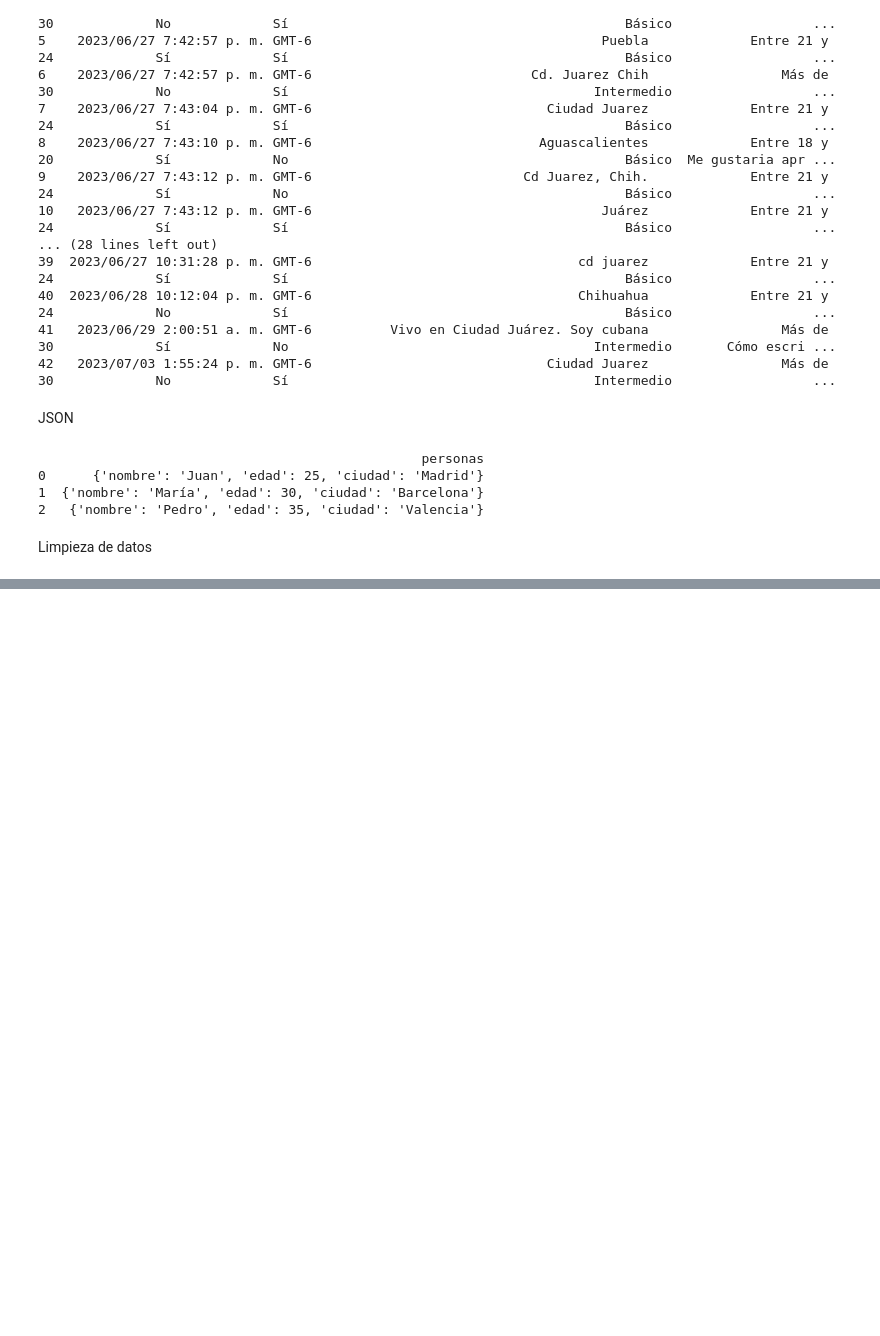
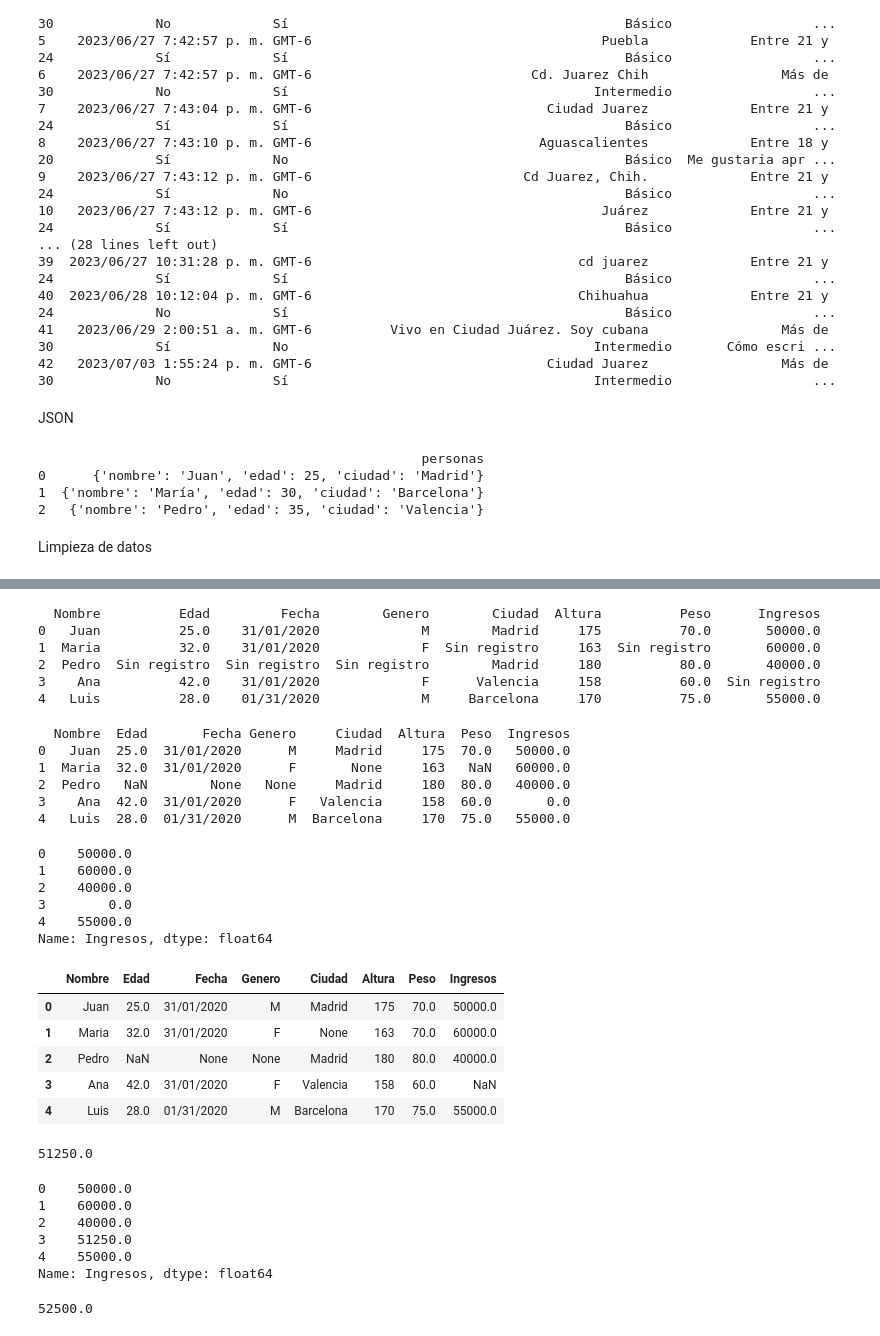
Before and after one commit to alejandrovillegas92/Curso-python-3-intermedio-repositorio, a Jupyter notebook: Notebook Numpy.ipynb, the cells around one changed output, grey strips where cells are left out. Cells and saved outputs as stored; diff of their text form; code cells hidden in the pictures; blank space fills up the shorter version.

Commit message:
El dataframe de personas esta completo

```diff
--- a/Notebook Numpy.ipynb
+++ b/Notebook Numpy.ipynb
@@ -610,0 +606,4 @@ NameError: name 'data' is not defined
+# %%
+df = pd.DataFrame(data)
+
+print(df)
@@ -610,0 +625,4 @@ NameError: name 'data' is not defined
+# %%
+df.dropna(inplace = True) #Lo que hace inplace es que quite todos los registros que son nulos o que tiene datos nulos
+
+print(df.to_string())
@@ -610,0 +642,4 @@ NameError: name 'data' is not defined
+# %%
+df.fillna("Sin registro", inplace =True) #Con fillna llenas los espacios nulos con algun valor que se asgine con la instrucion inplace
+
+print(df)
@@ -610,0 +660,65 @@ NameError: name 'data' is not defined
+# %%
+df.fillna("Sin registro")
+
+print(df.to_string())#y con la funcion to string se acomoda el registro
+# %% [output]
+  Nombre          Edad         Fecha        Genero        Ciudad  Altura          Peso      Ingresos
+0   Juan          25.0    31/01/2020             M        Madrid     175          70.0       50000.0
+1  Maria          32.0    31/01/2020             F  Sin registro     163  Sin registro       60000.0
+2  Pedro  Sin registro  Sin registro  Sin registro        Madrid     180          80.0       40000.0
+3    Ana          42.0    31/01/2020             F      Valencia     158          60.0  Sin registro
+4   Luis          28.0    01/31/2020             M     Barcelona     170          75.0       55000.0
+# %%
+df["Ingresos"].fillna(0, inplace =True)
+
+print(df.to_string())
+# %% [output]
+  Nombre  Edad       Fecha Genero     Ciudad  Altura  Peso  Ingresos
+0   Juan  25.0  31/01/2020      M     Madrid     175  70.0   50000.0
+1  Maria  32.0  31/01/2020      F       None     163   NaN   60000.0
+2  Pedro   NaN        None   None     Madrid     180  80.0   40000.0
+3    Ana  42.0  31/01/2020      F   Valencia     158  60.0       0.0
+4   Luis  28.0  01/31/2020      M  Barcelona     170  75.0   55000.0
+# %%
+df_con_cero = df["Ingresos"].fillna(0)
+
+print(df_con_cero)#Se supone que debe asignar un cero en donde dice sin registro, pero no lo hara porque no hay NaN ya estan llenas con sin registro
+# %% [output]
+0    50000.0
+1    60000.0
+2    40000.0
+3        0.0
+4    55000.0
+Name: Ingresos, dtype: float64
+# %%
+df
+# %% [output]
+|  | Nombre | Edad | Fecha | Genero | Ciudad | Altura | Peso | Ingresos |
+| 0 | Juan | 25.0 | 31/01/2020 | M | Madrid | 175 | 70.0 | 50000.0 |
+| 1 | Maria | 32.0 | 31/01/2020 | F | None | 163 | 70.0 | 60000.0 |
+| 2 | Pedro | NaN | None | None | Madrid | 180 | 80.0 | 40000.0 |
+| 3 | Ana | 42.0 | 31/01/2020 | F | Valencia | 158 | 60.0 | NaN |
+| 4 | Luis | 28.0 | 01/31/2020 | M | Barcelona | 170 | 75.0 | 55000.0 |
+# %%
+media = df["Ingresos"].mean() #Esto devuelve la media
+
+print(media)
+# %% [output]
+51250.0
+# %%
+dataframe_media = df["Ingresos"].fillna(media) #Con esta funcion agregamos la media al valor nulo o NaN
+
+print(dataframe_media)
+# %% [output]
+0    50000.0
+1    60000.0
+2    40000.0
+3    51250.0
+4    55000.0
+Name: Ingresos, dtype: float64
+# %%
+mediana = df["Ingresos"].median() #Esto devuelve la mediana
+
+print(mediana)
+# %% [output]
+52500.0
```
Also changed, not shown: parts of 33 cells of this notebook.
